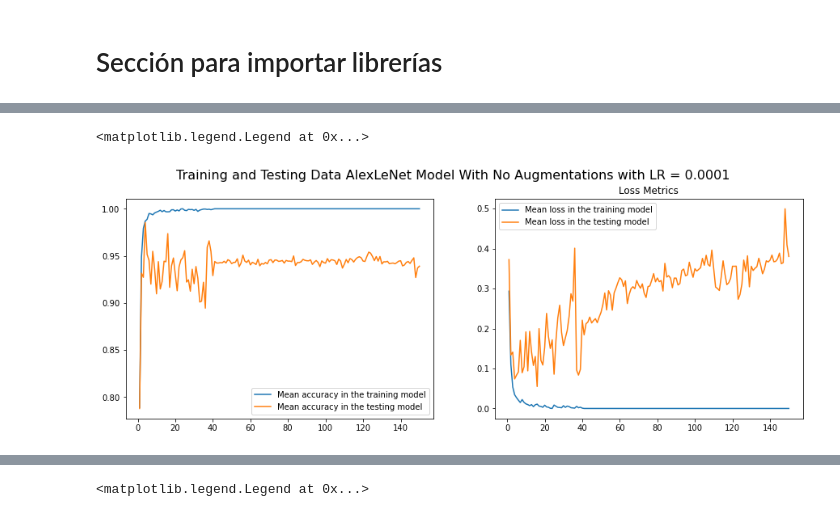
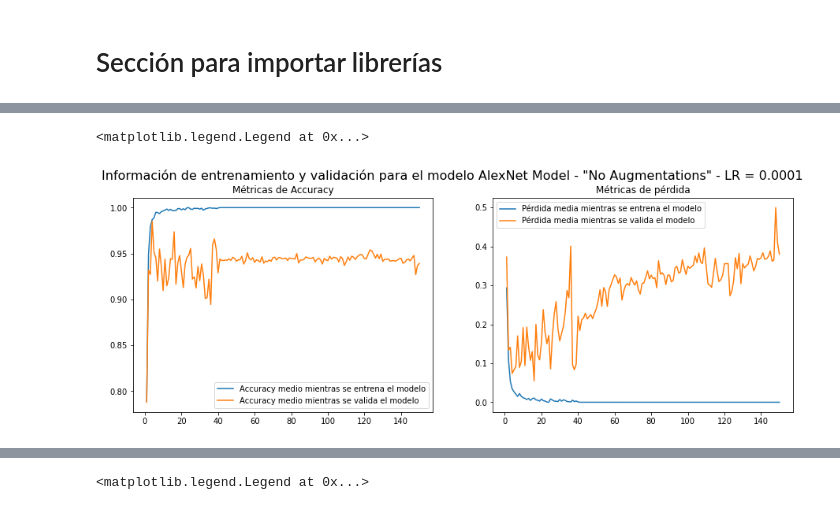
Before and after one commit to jascrer/TFM_DL_CNN_Codigo_SeguraCampos, a Jupyter notebook: tfm_dl-cnn_codigo_seguracampos/notebooks/02-jasc-resultados-alexmodel.ipynb, the cells around one changed output, grey strips where cells are left out. Cells and saved outputs as stored; diff of their text form; code cells hidden in the pictures.

```diff
--- a/tfm_dl-cnn_codigo_seguracampos/notebooks/02-jasc-resultados-alexmodel.ipynb
+++ b/tfm_dl-cnn_codigo_seguracampos/notebooks/02-jasc-resultados-alexmodel.ipynb
@@ -53,14 +53,15 @@ no_aug_training_model_smlr = load_model_dataset('../data/processed/alex_no_aug/t
 no_aug_testing_model_smlr = load_model_dataset('../data/processed/alex_no_aug/test.csv')
 # %%
 fig, ax = plt.subplots(1,2, figsize=(15,5))
-fig.suptitle('Training and Testing Data AlexLeNet Model With No Augmentations with LR = 0.0001', fontsize=16)
-ax[0].plot(no_aug_training_model_smlr.mean()['accuracy'], label='Mean accuracy in the training model')
-ax[0].plot(no_aug_testing_model_smlr.mean()['accuracy'], label='Mean accuracy in the testing model')
+fig.suptitle('Información de entrenamiento y validación para el modelo AlexNet Model - "No Augmentations" - LR = 0.0001', fontsize=16)
+ax[0].set_title("Métricas de Accuracy")
+ax[0].plot(no_aug_training_model_smlr.mean()['accuracy'], label='Accuracy medio mientras se entrena el modelo')
+ax[0].plot(no_aug_testing_model_smlr.mean()['accuracy'], label='Accuracy medio mientras se valida el modelo')
 ax[0].legend()
-ax[1].set_title("Loss Metrics")
-ax[1].plot(no_aug_training_model_smlr.mean()['loss'], label='Mean loss in the training model')
-ax[1].plot(no_aug_testing_model_smlr.mean()['loss'], label='Mean loss in the testing model')
+ax[1].set_title("Métricas de pérdida")
+ax[1].plot(no_aug_training_model_smlr.mean()['loss'], label='Pérdida media mientras se entrena el modelo')
+ax[1].plot(no_aug_testing_model_smlr.mean()['loss'], label='Pérdida media mientras se valida el modelo')
 ax[1].legend()
 # %% [output]
 <matplotlib.legend.Legend at 0x...>
-[figure, old version]
+[figure, new version]
```
Also changed, not shown: parts of 14 cells of this notebook, 2 other files.
